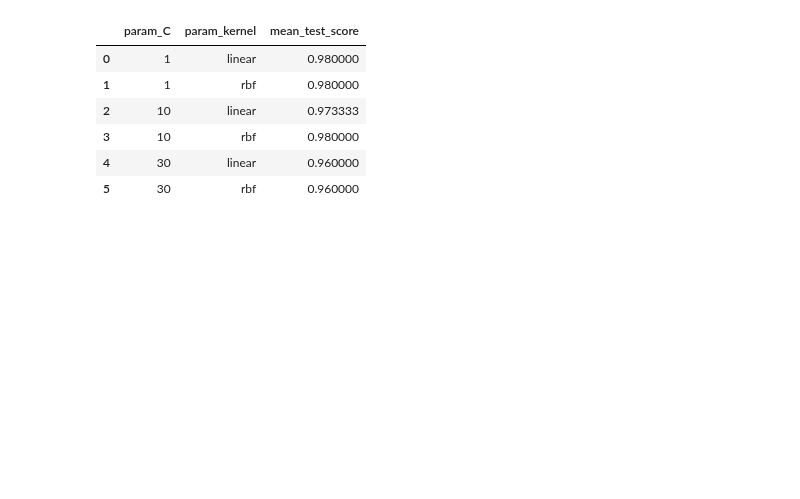
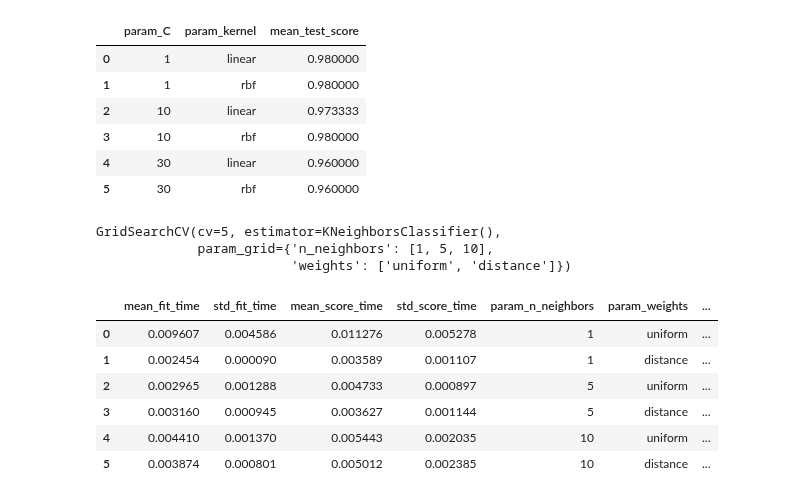
Before and after one commit to AbdulRehman817/Python, a Jupyter notebook: Machine_Learning/Model_Tuning/Grid_Search_CV/Iris_KNN_SVM.ipynb, the cells around one changed output. Saved outputs shown, nothing was run; the diff lists cells and outputs as text; code cells hidden in the pictures; blank space fills up the shorter version.

```diff
--- a/Machine_Learning/Model_Tuning/Grid_Search_CV/Iris_KNN_SVM.ipynb
+++ b/Machine_Learning/Model_Tuning/Grid_Search_CV/Iris_KNN_SVM.ipynb
@@ -104,0 +107,23 @@ results[['param_C','param_kernel','mean_test_score']]
+# %%
+classifier_KNN=GridSearchCV((model_KNN),{
+"weights":['uniform', 'distance'],
+"n_neighbors":[1,5,10],
+},cv=5,return_train_score = False)
+# %%
+classifier_KNN.fit(X,y)
+# %% [output]
+GridSearchCV(cv=5, estimator=KNeighborsClassifier(),
+             param_grid={'n_neighbors': [1, 5, 10],
+                         'weights': ['uniform', 'distance']})
+# %%
+result_2=pd.DataFrame(classifier_KNN.cv_results_)
+# %%
+result_2
+# %% [output]
+|  | mean_fit_time | std_fit_time | mean_score_time | std_score_time | param_n_neighbors | param_weights | ... |
+| 0 | 0.009607 | 0.004586 | 0.011276 | 0.005278 | 1 | uniform | ... |
+| 1 | 0.002454 | 0.000090 | 0.003589 | 0.001107 | 1 | distance | ... |
+| 2 | 0.002965 | 0.001288 | 0.004733 | 0.000897 | 5 | uniform | ... |
+| 3 | 0.003160 | 0.000945 | 0.003627 | 0.001144 | 5 | distance | ... |
+| 4 | 0.004410 | 0.001370 | 0.005443 | 0.002035 | 10 | uniform | ... |
+| 5 | 0.003874 | 0.000801 | 0.005012 | 0.002385 | 10 | distance | ... |
```
Also changed, not shown: parts of 5 cells of this notebook.
